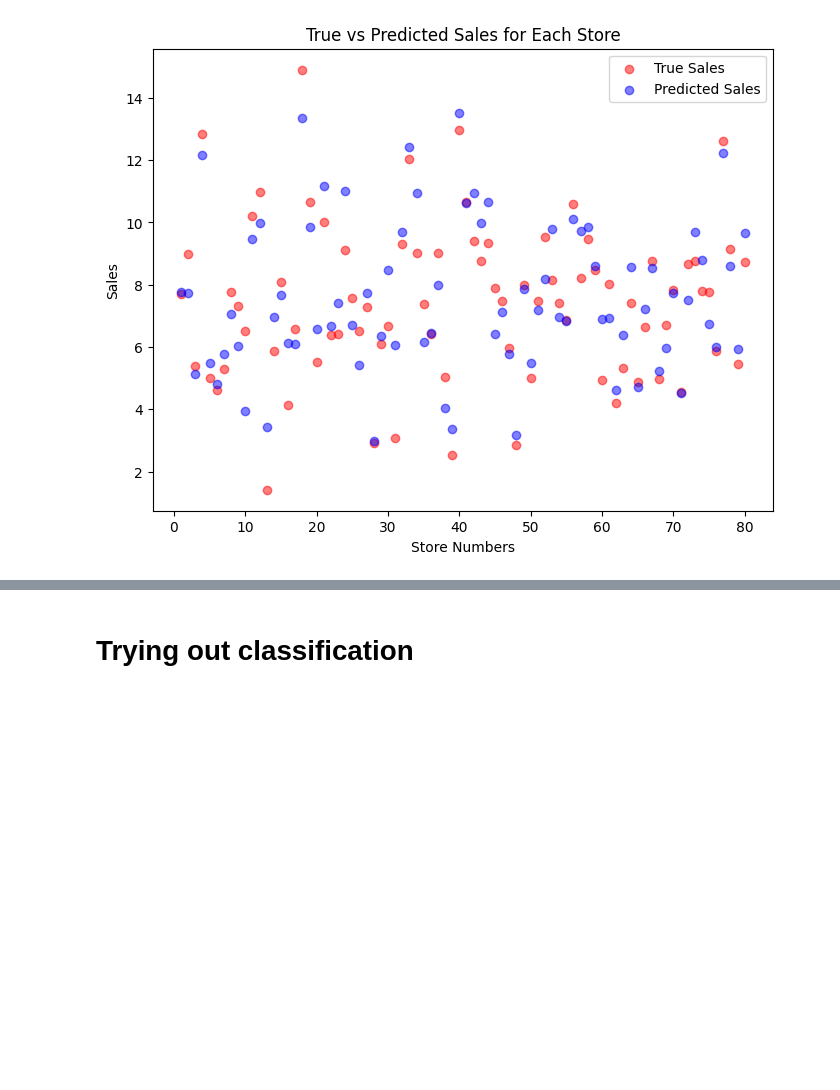
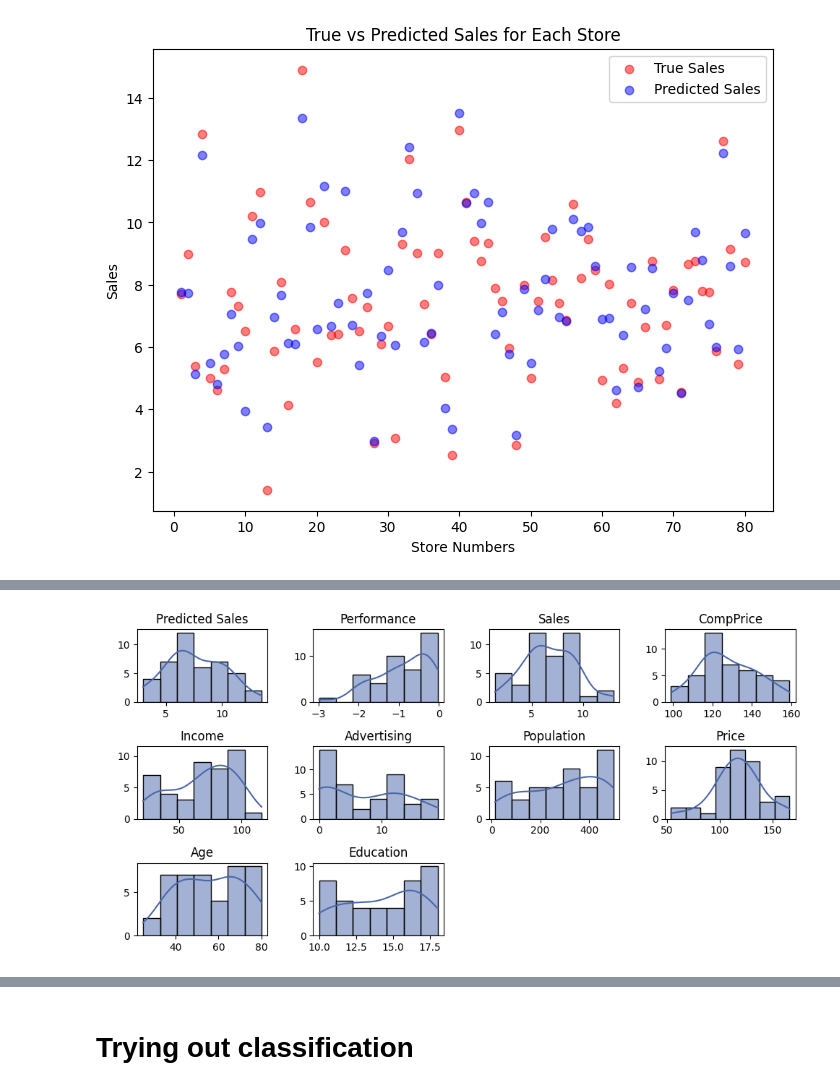
Before and after one commit to fredrik998/AppliedMachineLearning, a Jupyter notebook: Codes/FredrikCodes.ipynb, the cells around one changed output, grey strips where cells are left out. Drawn from its saved outputs; the diff is of its cells as text; code cells hidden in the pictures; blank space fills up the shorter version.

Commit message:
Finished performance analysis

```diff
--- a/Codes/FredrikCodes.ipynb
+++ b/Codes/FredrikCodes.ipynb
@@ -259,8 +270,8 @@ We can see that PriceDiff removes the colinearity between Price and CompPrice.
 `Splitting the data`
 # %%
 # Defining dependent and independent features
-X = df.drop(columns=['Sales'])
-y = df['Sales']
+X = df1.drop(columns=['Sales'])
+y = df1['Sales']
 
 
 X_train, X_test, y_train, y_test = train_test_split(X,y, test_size = 0.2 , random_state = 45)
@@ -420,3 +431,7 @@ plt.legend()
 plt.show()
 # %% [output]
 [figure]
+# %%
+# Calculating the performance difference
+sales_df['Performance'] = sales_df['True Sales'] - sales_df['Predicted Sales']
+sales_df.head()
@@ -422,0 +445,9 @@ plt.show()
+# %%
+# Filtering overperforming and underperforming based on performance
+overperforming_df = sales_df[sales_df['Performance'] < 0]
+underperforming_df = sales_df[sales_df['Performance'] > 0]
+# %%
+# Obtaining orignal features for the overperforming stores
+overperforming_df = pd.merge(overperforming_df, df, left_index=True, right_index=True)
+overperforming_df.drop(columns=['True Sales', 'Store Numbers'], inplace = True)
+overperforming_df.head()
@@ -422,0 +461,23 @@ plt.show()
+# %%
+# Visualizing the features for overperforming stores
+num_features_overp = overperforming_df.select_dtypes(["float64", "int64"])
+
+fig = plt.figure(figsize=(10, 5))
+
+# Define the custom color using the hex code
+custom_color = '#4967AA'
+
+for i, j in enumerate(num_features_overp):
+    ax = fig.add_subplot(3, 4, i + 1)
+
+    # Use the specified custom color for histplots
+    ax = sns.histplot(data=num_features_overp, x=j, color=custom_color, kde=True, bins='auto')
+
+    ax.set_ylabel(' ')
+    ax.set_xlabel('')
+    ax.set_title(j)
+
+plt.tight_layout()
+plt.show()
+# %% [output]
+[figure, added]
```
Also changed, not shown: parts of 14 cells of this notebook.
